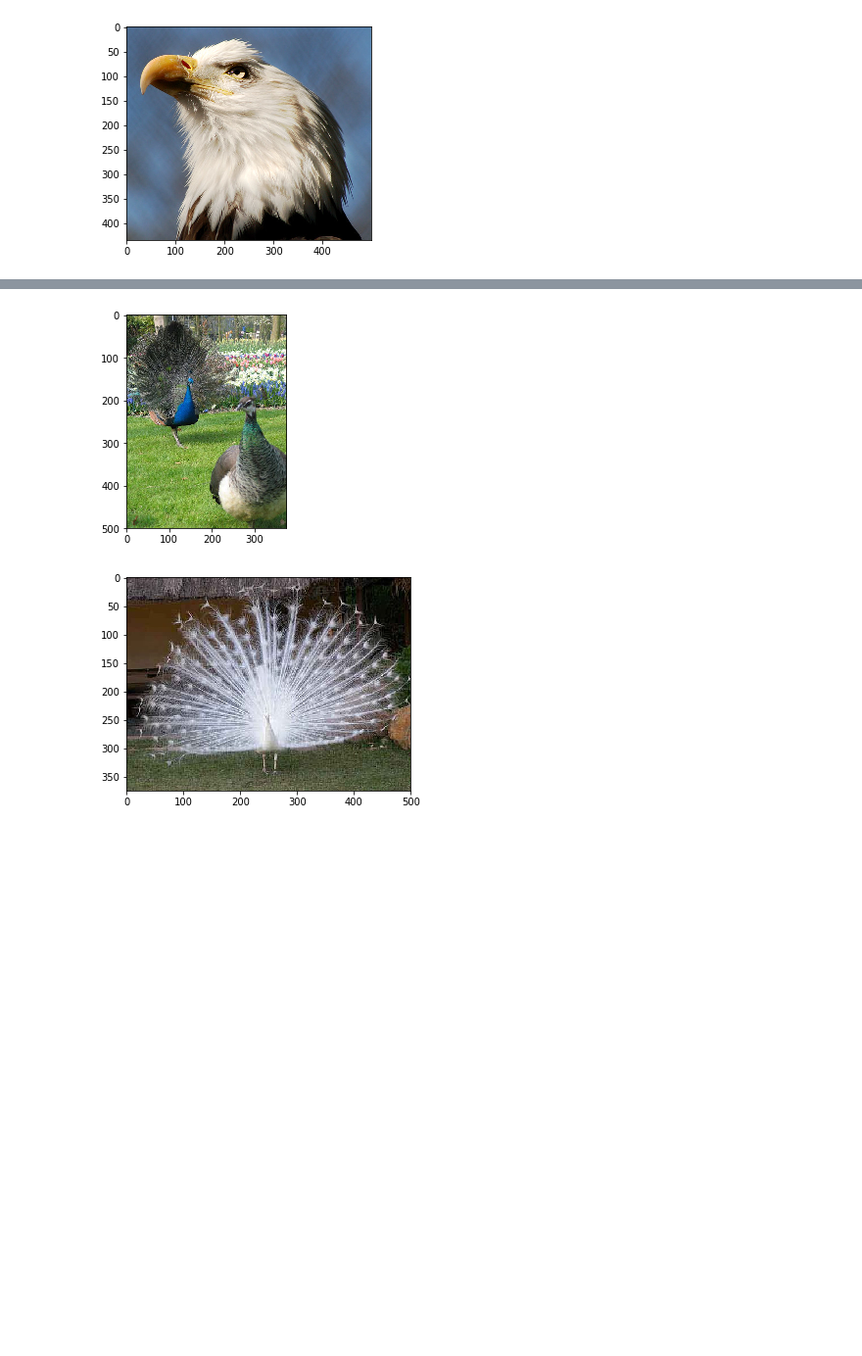
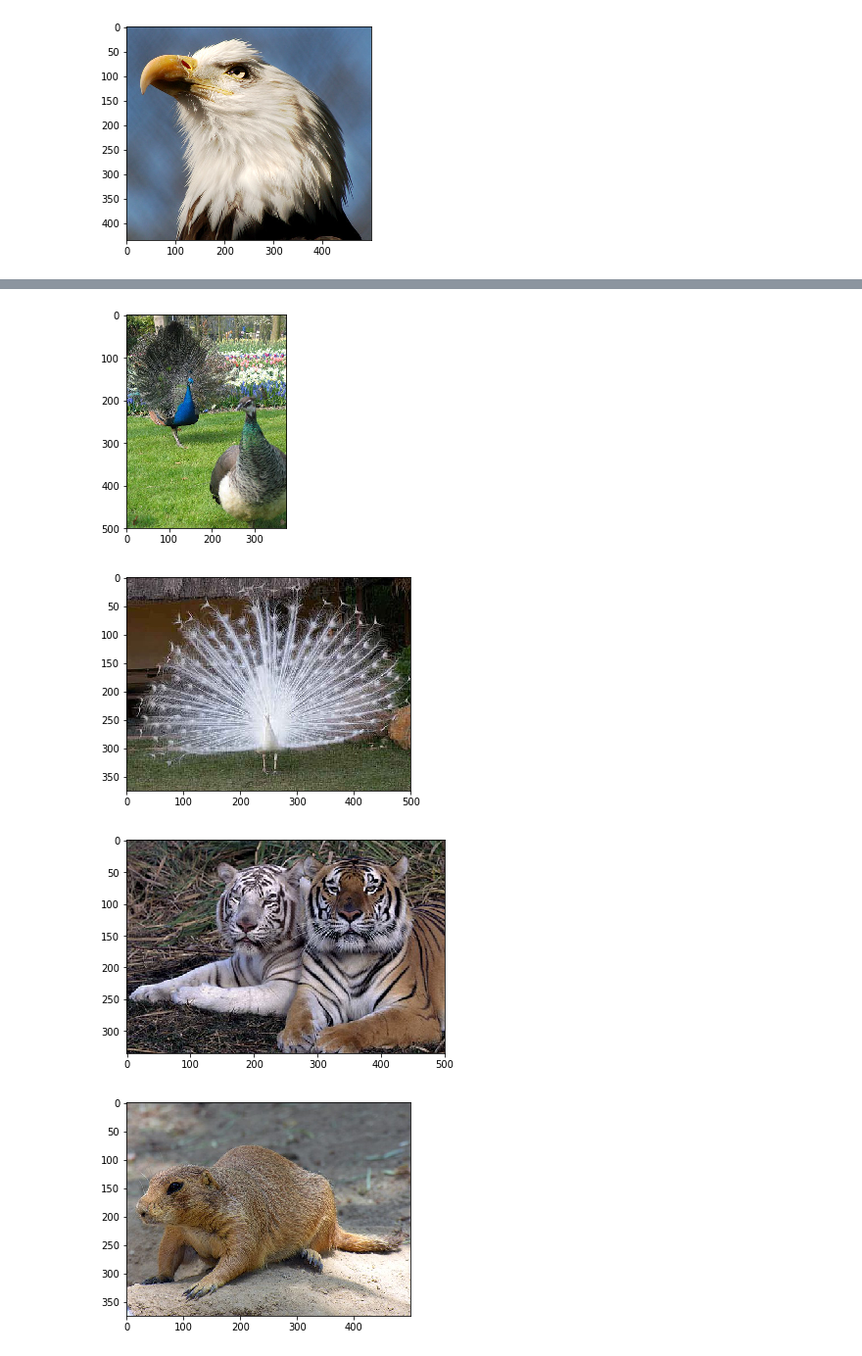
Before and after one commit to monamii/2nd-ML100Days, a Jupyter notebook: homework/Day_003-2_HW.ipynb, the cells around one changed output, grey strips where cells are left out. Shown at 98% size. Drawn from its saved outputs; the diff is of its cells as text; code cells hidden in the pictures; blank space fills up the shorter version.

```diff
--- a/homework/Day_003-2_HW.ipynb
+++ b/homework/Day_003-2_HW.ipynb
@@ -82,12 +82,15 @@ def img2arr_fromURLs(url_list, resize = False):
     """
     img_list = []
     for url in url_list:
-        response = requests.get(url)
-        img = Image.open(BytesIO(response.content))
-        img_list.append(img)
+        try:
+            response = requests.get(url)
+            img = Image.open(BytesIO(response.content))
+            img_list.append(img)
+        except OSError:
+            print('Invalid image. Skip the url:' + url)
     return img_list
 # %%
-result = img2arr_fromURLs(imageUrlDf[0:4].imageUrl.values)
+result = img2arr_fromURLs(imageUrlDf[0:20].imageUrl.values)
 print("Total images that we got: %i " % len(result)) # 如果不等於 5, 代表有些連結失效囉
 
 for im_get in result:
@@ -98,4 +109,6 @@ Total images that we got: 4
 [figure]
 [figure]
 [figure]
 [figure]
+[figure, added]
+[figure, added]
```
Also changed, not shown: parts of 1 cell of this notebook.
